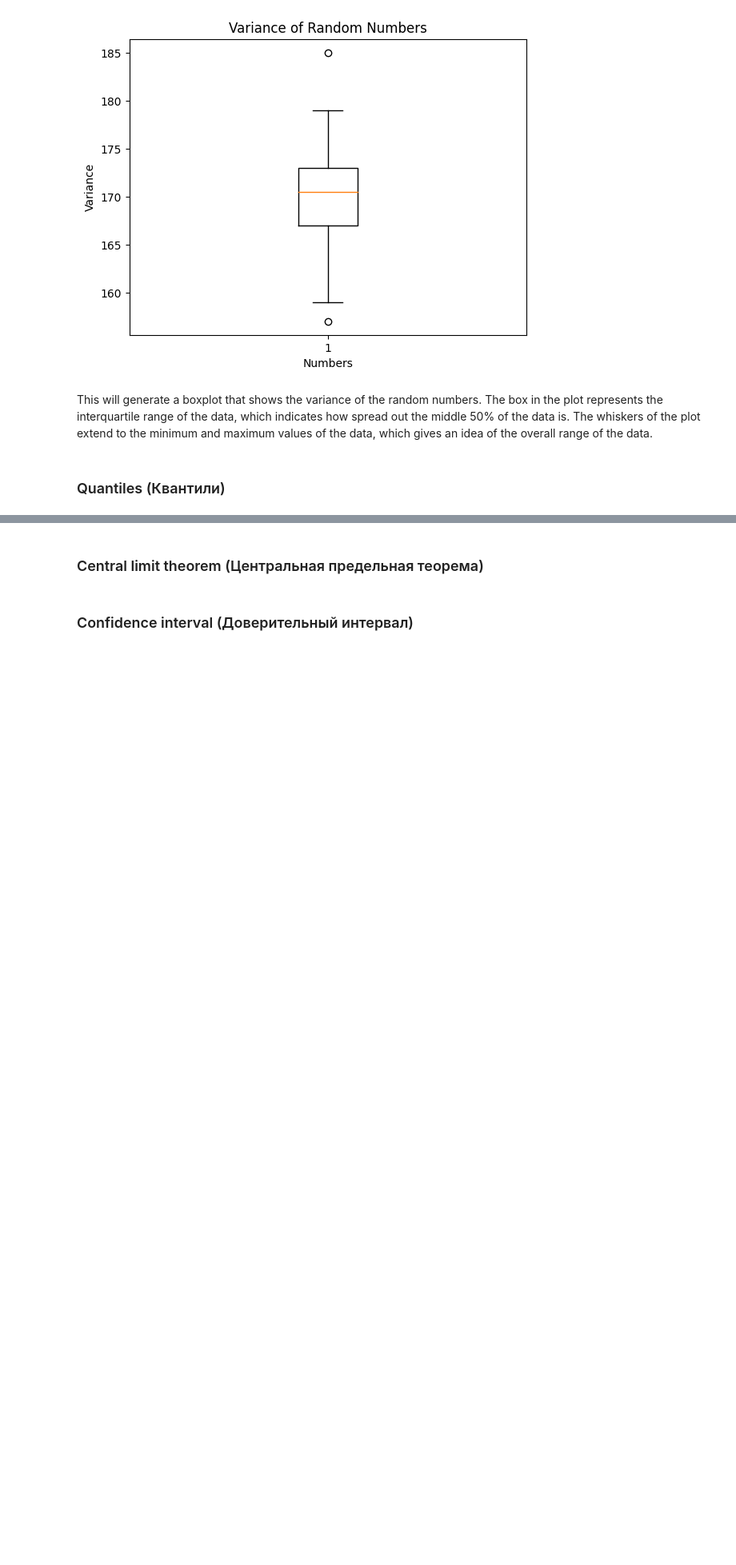
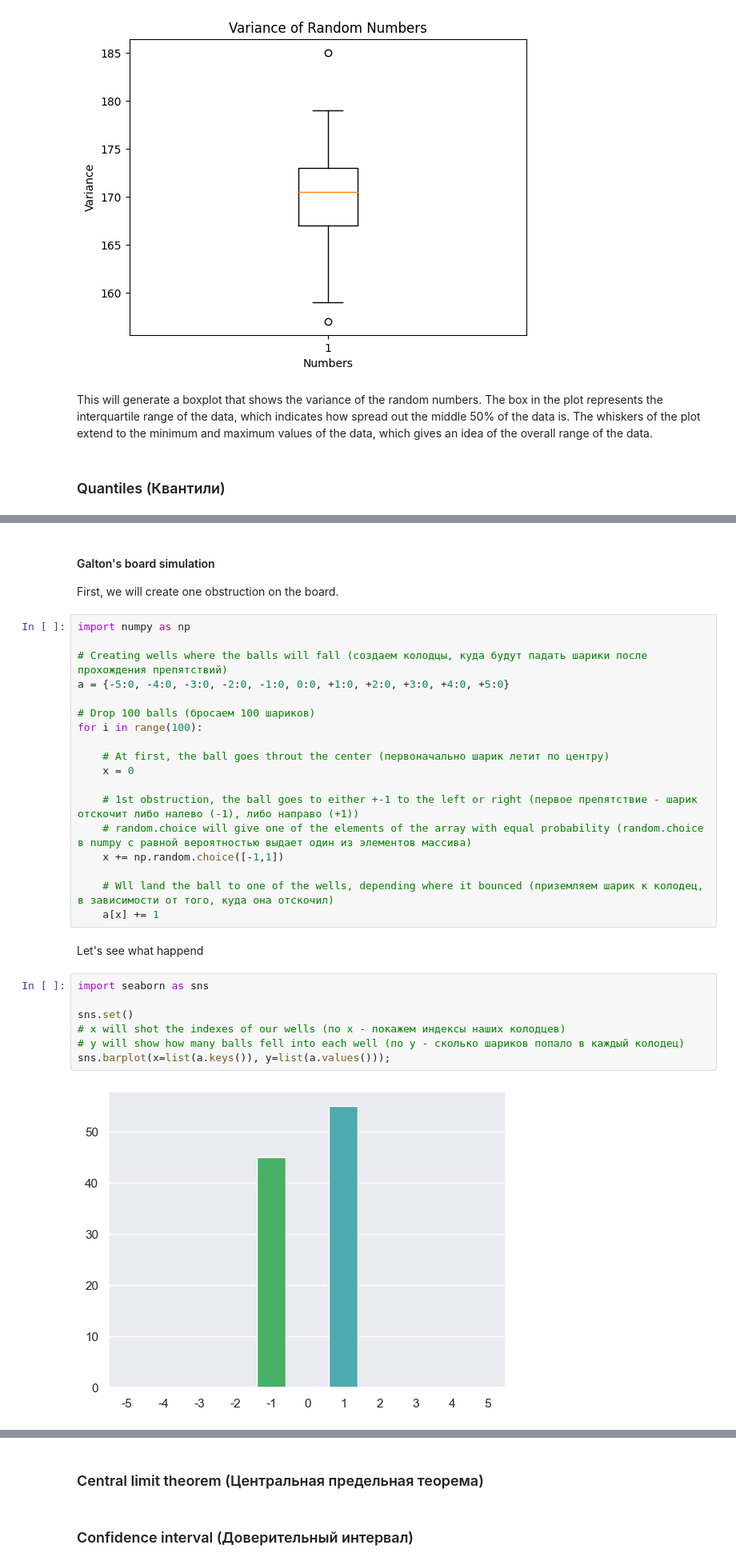
Before and after one commit to Alexey3250/Statistics_foundations_1, a Jupyter notebook: notes.ipynb, the cells around one changed output, grey strips where cells are left out. Shown: that part at 80% size. Drawn from its saved outputs; the diff is of its cells as text; blank space fills up the shorter version.

```diff
--- a/notes.ipynb
+++ b/notes.ipynb
@@ -472,0 +572,33 @@ This will generate a boxplot that shows the variance of the random numbers. The
+# %% [markdown]
+#### Galton's board simulation
+
+First, we will create one obstruction on the board.
+# %%
+import numpy as np
+
+# Creating wells where the balls will fall (создаем колодцы, куда будут падать шарики после прохождения препятствий)
+a = {-5:0, -4:0, -3:0, -2:0, -1:0, 0:0, +1:0, +2:0, +3:0, +4:0, +5:0}
+
+# Drop 100 balls (бросаем 100 шариков)
+for i in range(100):
+
+    # At first, the ball goes throut the center (первоначально шарик летит по центру)
+    x = 0
+
+    # 1st obstruction, the ball goes to either +-1 to the left or right (первое препятствие - шарик отскочит либо налево (-1), либо направо (+1))
+    # random.choice will give one of the elements of the array with equal probability (random.choice в numpy с равной вероятностью выдает один из элементов массива)
+    x += np.random.choice([-1,1])
+
+    # Wll land the ball to one of the wells, depending where it bounced (приземляем шарик к колодец, в зависимости от того, куда она отскочил)
+    a[x] += 1
+# %% [markdown]
+Let's see what happend
+# %%
+import seaborn as sns
+
+sns.set()
+# x will shot the indexes of our wells (по х - покажем индексы наших колодцев)
+# y will show how many balls fell into each well (по у - сколько шариков попало в каждый колодец)
+sns.barplot(x=list(a.keys()), y=list(a.values()));
+# %% [output]
+[figure, added]
```
Also changed, not shown: parts of 52 cells of this notebook.
